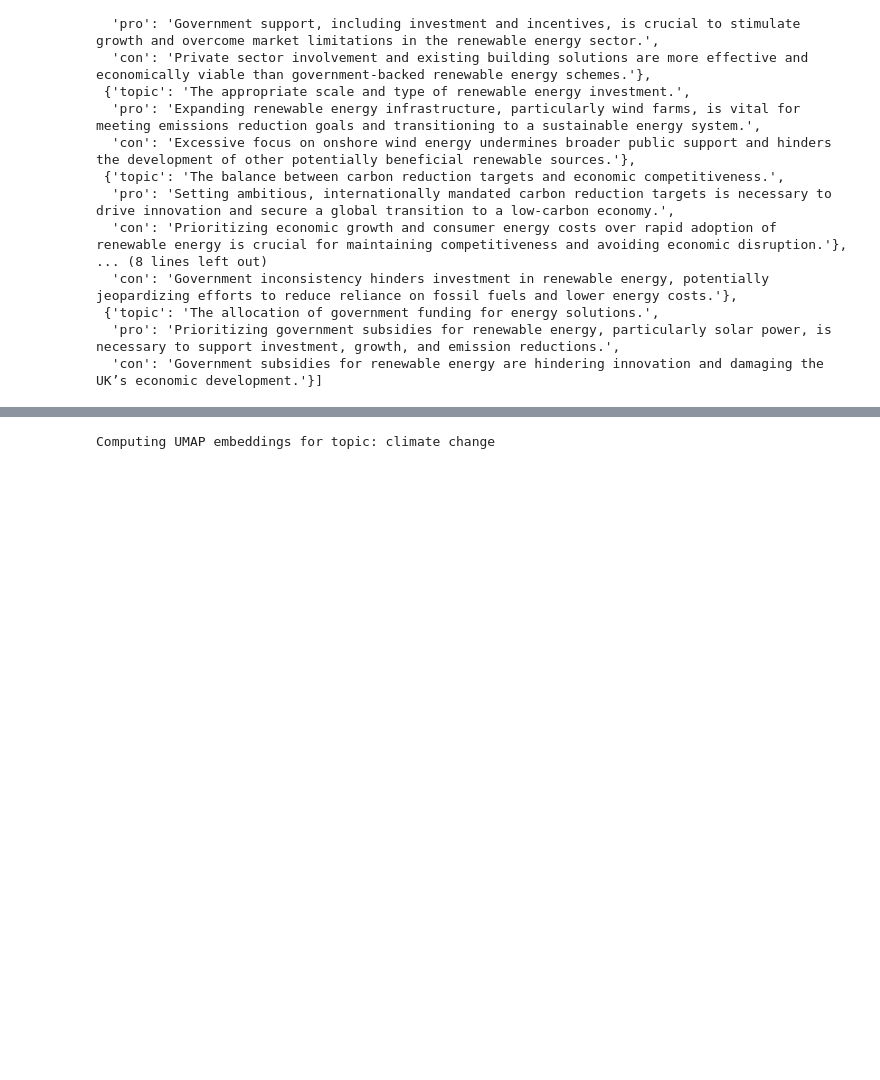
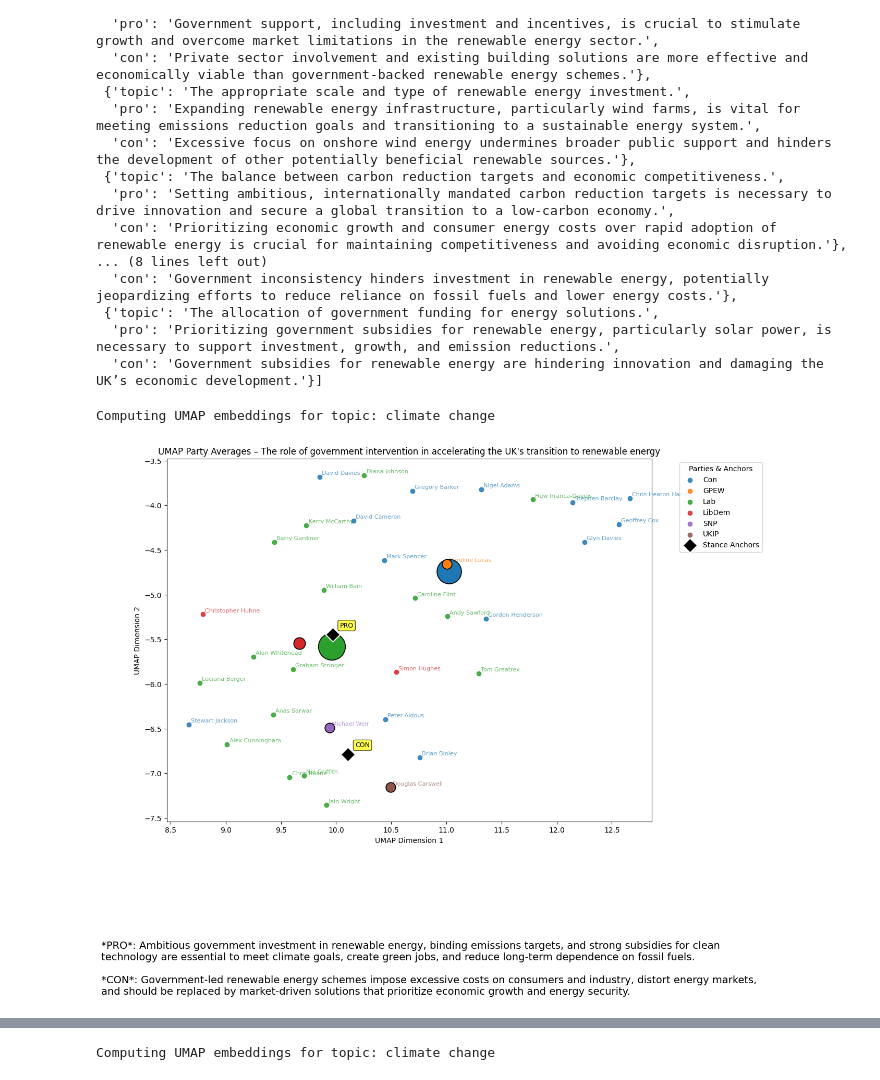
Before and after one commit to fedefraschio/stance-detection-uk-parliament, a Jupyter notebook: notebooks/stance_detection.ipynb, the cells around one changed output, grey strips where cells are left out. Drawn from its saved outputs; the diff is of its cells as text; code cells hidden in the pictures; blank space fills up the shorter version.

```diff
--- a/notebooks/stance_detection.ipynb
+++ b/notebooks/stance_detection.ipynb
@@ -594,6 +674,20 @@ with open(f'./../data/processed/anchors_{topic}.json', 'w') as f:
 # read anchors from json file for DEBUGGING purposes
 with open(f'./../data/processed/anchors_{topic}.json', 'r') as f:
     anchors = json.load(f)
+# %%
+general_anchors = {
+    "topic": "The role of government intervention in accelerating the UK's transition to renewable energy",
+    "pro": (
+        "Ambitious government investment in renewable energy, binding emissions targets, "
+        "and strong subsidies for clean technology are essential to meet climate goals, "
+        "create green jobs, and reduce long-term dependence on fossil fuels."
+    ),
+    "con": (
+        "Government-led renewable energy schemes impose excessive costs on consumers and "
+        "industry, distort energy markets, and should be replaced by market-driven solutions "
+        "that prioritize economic growth and energy security."
+    )
+}
 # %%
 anchors
 # %% [output]
@@ -614,3 +708,9 @@ anchors
  {'topic': 'The allocation of government funding for energy solutions.',
   'pro': 'Prioritizing government subsidies for renewable energy, particularly solar power, is necessary to support investment, growth, and emission reductions.',
   'con': 'Government subsidies for renewable energy are hindering innovation and damaging the UK’s economic development.'}]
+# %%
+embeddings = uk.compute_umap_embeddings(topic, general_anchors)
+uk.plot_umap_party_averages(embeddings, topic)
+# %% [output]
+Computing UMAP embeddings for topic: climate change
+[figure, added]
```
Also changed, not shown: parts of 18 cells of this notebook, 1 other file.
